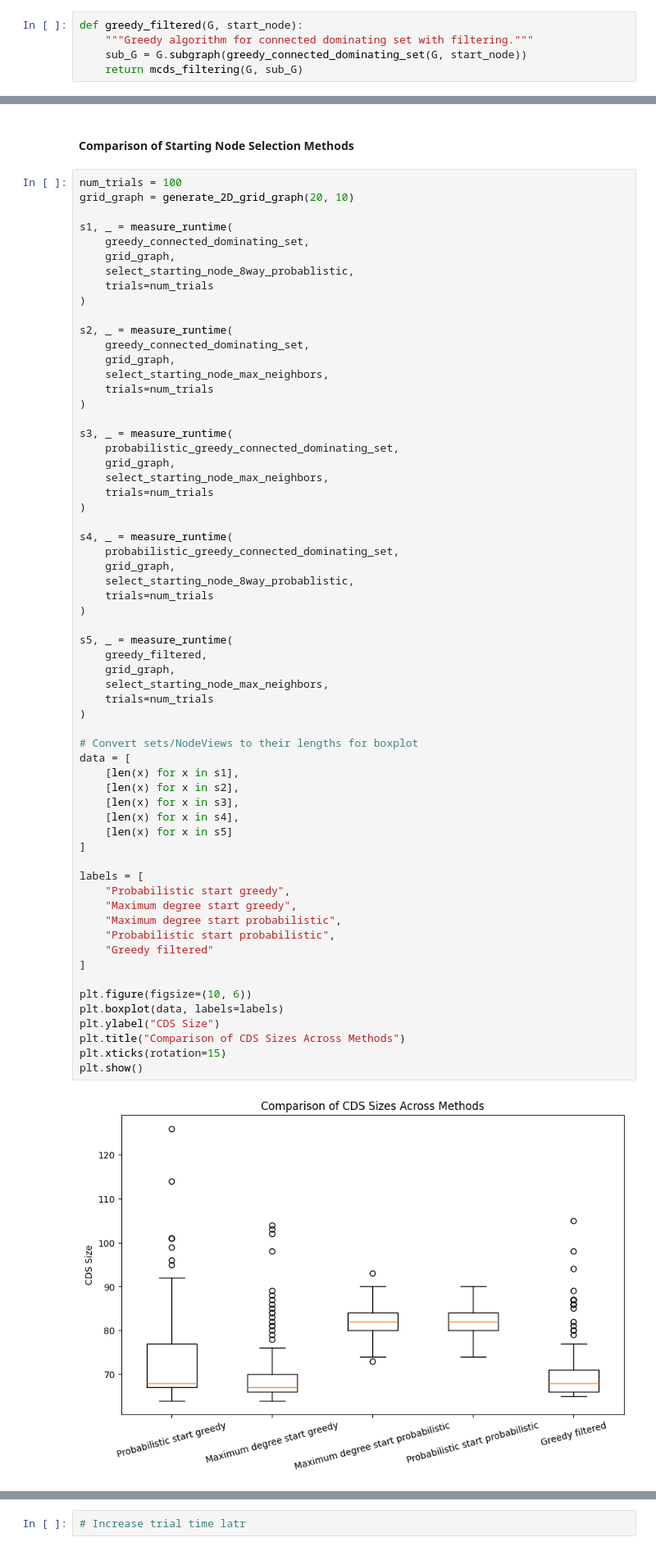
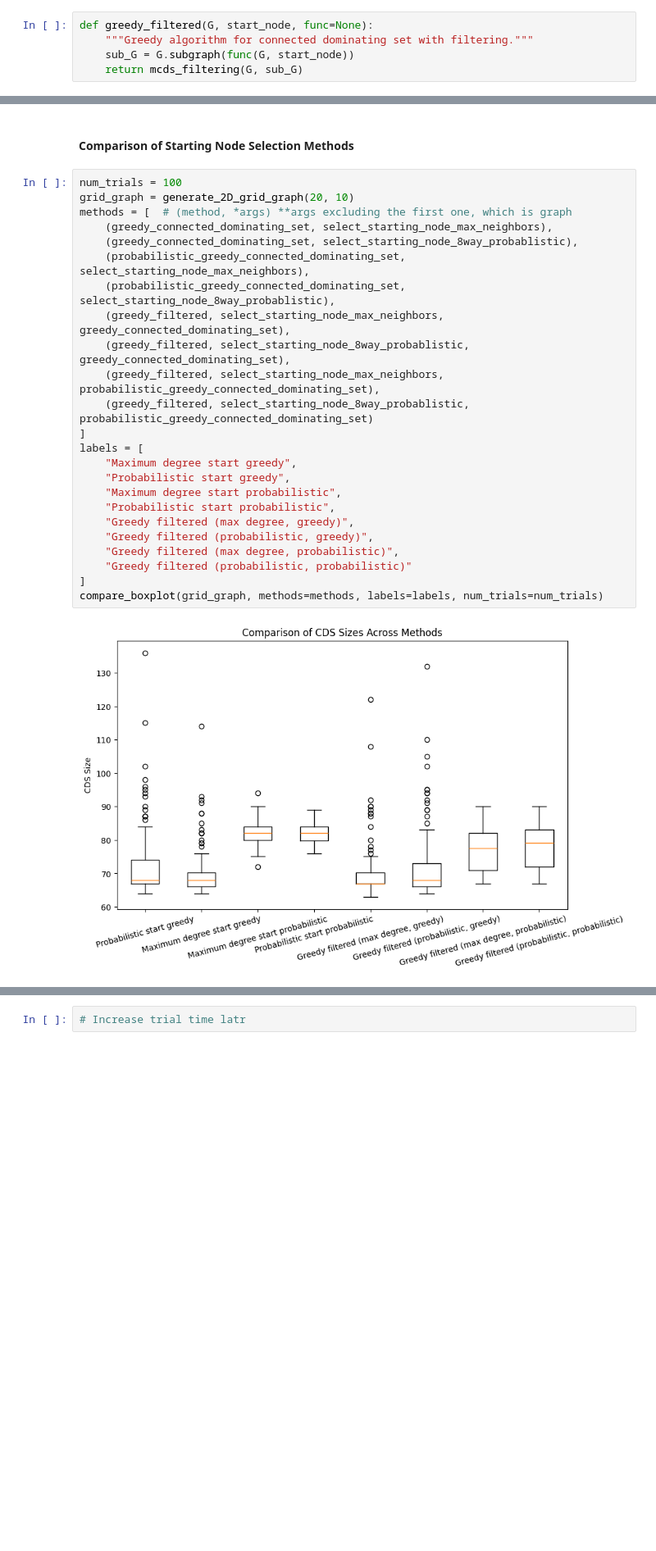
Before and after one commit to BlueRaddish/MCDS_Optimization, a Jupyter notebook: greedy_algorithm.ipynb, the cells around one changed output, grey strips where cells are left out. Shown at 82% size. Cells and saved outputs as stored; diff of their text form; blank space fills up the shorter version.

Commit message:
simplified boxplot generation

```diff
--- a/greedy_algorithm.ipynb
+++ b/greedy_algorithm.ipynb
@@ -185,9 +185,9 @@ def mcds_filtering(G, sub_G=None):
 # %% [markdown]
 #### Greedy with Filter
 # %%
-def greedy_filtered(G, start_node):
+def greedy_filtered(G, start_node, func=None):
     """Greedy algorithm for connected dominating set with filtering."""
-    sub_G = G.subgraph(greedy_connected_dominating_set(G, start_node))
+    sub_G = G.subgraph(func(G, start_node))
     return mcds_filtering(G, sub_G)
 # %% [markdown]
 ### Comparisons
@@ -196,67 +196,29 @@ def greedy_filtered(G, start_node):
 # %%
 num_trials = 100
 grid_graph = generate_2D_grid_graph(20, 10)
-
-s1, _ = measure_runtime(
-    greedy_connected_dominating_set,
-    grid_graph,
-    select_starting_node_8way_probablistic,
-    trials=num_trials
-)
-
-s2, _ = measure_runtime(
-    greedy_connected_dominating_set,
-    grid_graph,
-    select_starting_node_max_neighbors,
-    trials=num_trials
-)
-
-s3, _ = measure_runtime(
-    probabilistic_greedy_connected_dominating_set,
-    grid_graph,
-    select_starting_node_max_neighbors,
-    trials=num_trials
-)
-
-s4, _ = measure_runtime(
-    probabilistic_greedy_connected_dominating_set,
-    grid_graph,
-    select_starting_node_8way_probablistic,
-    trials=num_trials
-)
-
-s5, _ = measure_runtime(
-    greedy_filtered,
-    grid_graph,
-    select_starting_node_max_neighbors,
-    trials=num_trials
-)
-
-# Convert sets/NodeViews to their lengths for boxplot
-data = [
-    [len(x) for x in s1],
-    [len(x) for x in s2],
-    [len(x) for x in s3],
-    [len(x) for x in s4],
-    [len(x) for x in s5]
+methods = [  # (method, *args) **args excluding the first one, which is graph
+    (greedy_connected_dominating_set, select_starting_node_max_neighbors),
+    (greedy_connected_dominating_set, select_starting_node_8way_probablistic),
+    (probabilistic_greedy_connected_dominating_set, select_starting_node_max_neighbors),
+    (probabilistic_greedy_connected_dominating_set, select_starting_node_8way_probablistic),
+    (greedy_filtered, select_starting_node_max_neighbors, greedy_connected_dominating_set),
+    (greedy_filtered, select_starting_node_8way_probablistic, greedy_connected_dominating_set),
+    (greedy_filtered, select_starting_node_max_neighbors, probabilistic_greedy_connected_dominating_set),
+    (greedy_filtered, select_starting_node_8way_probablistic, probabilistic_greedy_connected_dominating_set)
 ]
-
 labels = [
+    "Maximum degree start greedy",
     "Probabilistic start greedy",
-    "Maximum degree start greedy",
     "Maximum degree start probabilistic",
     "Probabilistic start probabilistic",
-    "Greedy filtered"
+    "Greedy filtered (max degree, greedy)",
+    "Greedy filtered (probabilistic, greedy)",
+    "Greedy filtered (max degree, probabilistic)",
+    "Greedy filtered (probabilistic, probabilistic)"
 ]
-
-plt.figure(figsize=(10, 6))
-plt.boxplot(data, labels=labels)
-plt.ylabel("CDS Size")
-plt.title("Comparison of CDS Sizes Across Methods")
-plt.xticks(rotation=15)
-plt.show()
+compare_boxplot(grid_graph, methods=methods, labels=labels, num_trials=num_trials)
 # %% [output]
-[figure, old version]
+[figure, new version]
 # %%
 grid_graph = generate_2D_grid_graph(10, 10)
 num_trials = 1000
```
Also changed, not shown: parts of 5 cells of this notebook, 1 other file.
